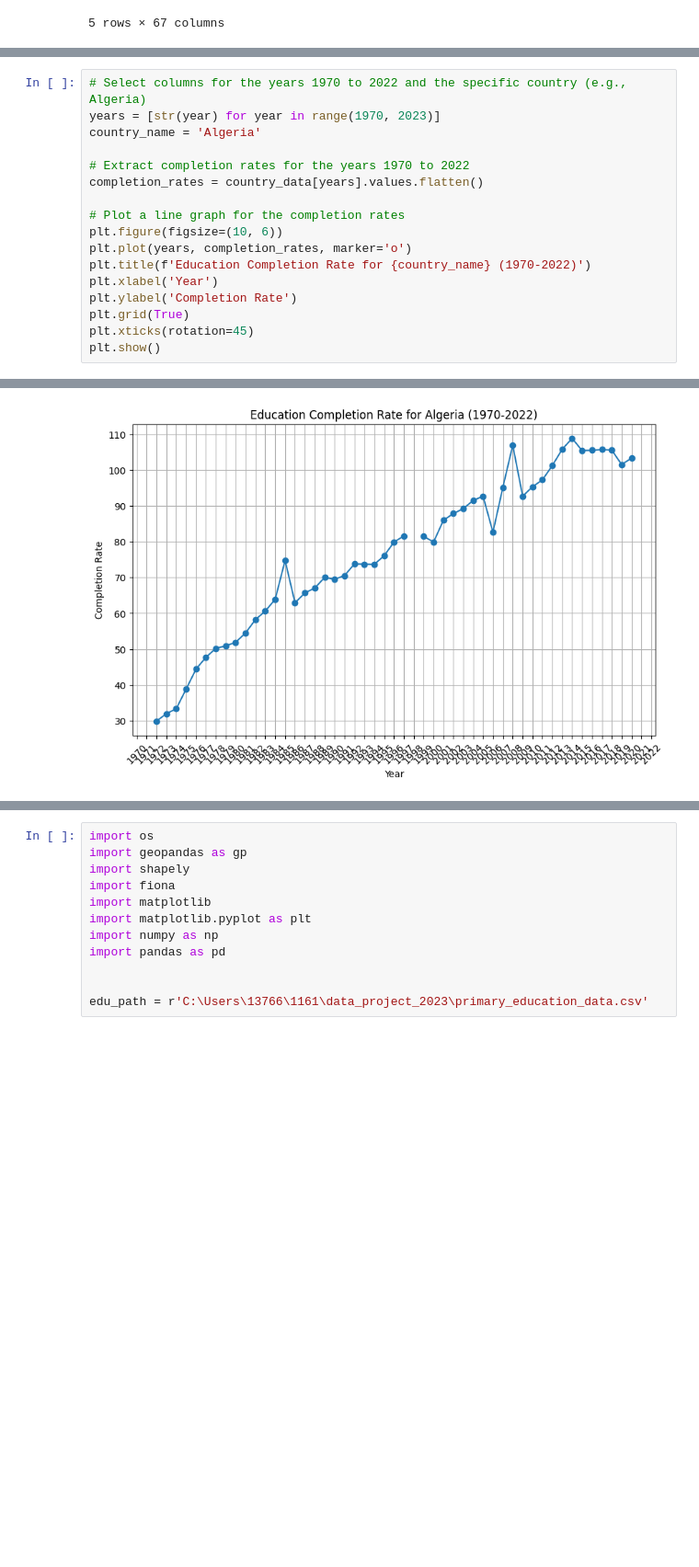
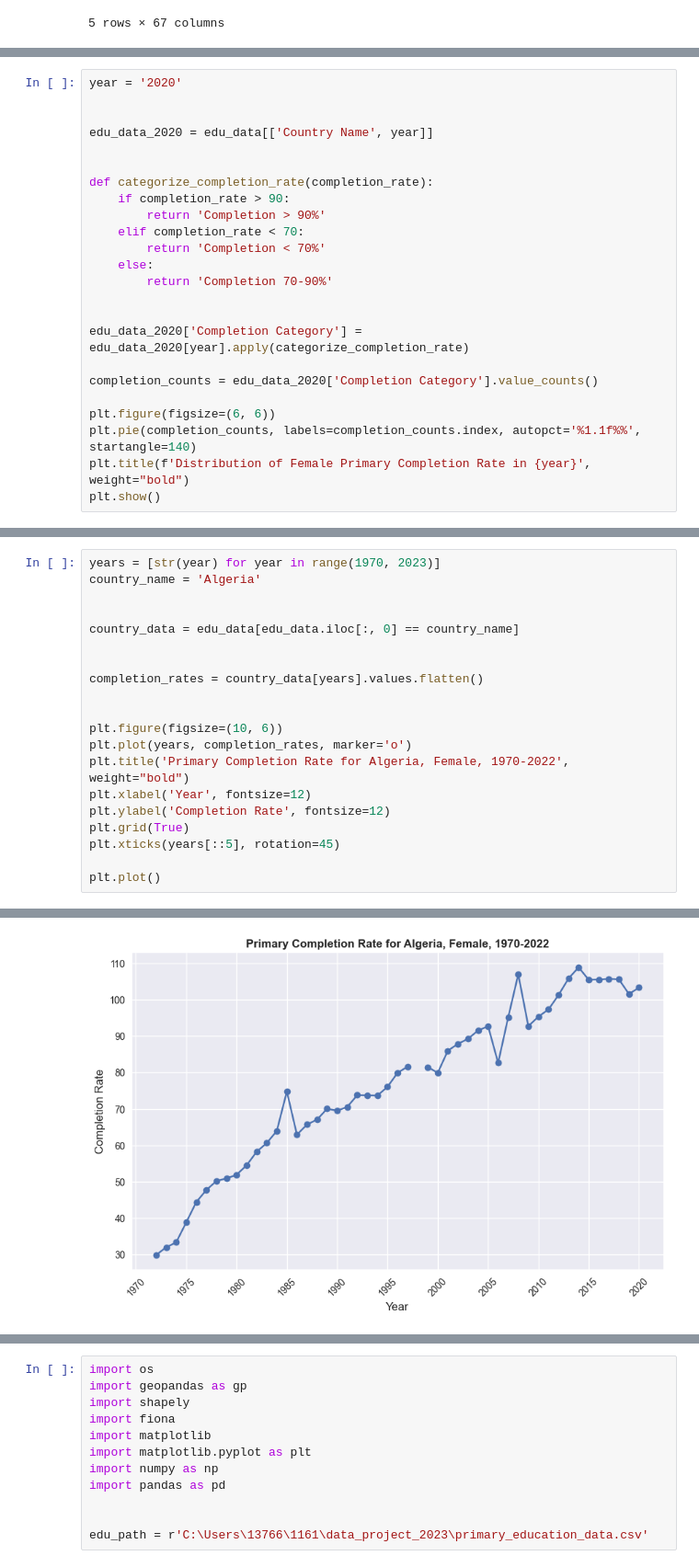
Before and after one commit to HongjunQian/data_project_2023, a Jupyter notebook: Data_project.ipynb, the cells around one changed output, grey strips where cells are left out. Shown: that part at 92% size. Saved outputs shown, nothing was run; the diff lists cells and outputs as text; blank space fills up the shorter version.

```diff
--- a/Data_project.ipynb
+++ b/Data_project.ipynb
@@ -36,0 +70,24 @@ edu_data.head()
+# %%
+year = '2020'
+
+
+edu_data_2020 = edu_data[['Country Name', year]]
+
+
+def categorize_completion_rate(completion_rate):
+    if completion_rate > 90:
+        return 'Completion > 90%'
+    elif completion_rate < 70:
+        return 'Completion < 70%'
+    else:
+        return 'Completion 70-90%'
+
+
+edu_data_2020['Completion Category'] = edu_data_2020[year].apply(categorize_completion_rate)
+
+completion_counts = edu_data_2020['Completion Category'].value_counts()
+
+plt.figure(figsize=(6, 6))
+plt.pie(completion_counts, labels=completion_counts.index, autopct='%1.1f%%', startangle=140)
+plt.title(f'Distribution of Female Primary Completion Rate in {year}', weight="bold")
+plt.show()
@@ -53,18 +131,21 @@ plt.grid(True)
 # %%
-# Select columns for the years 1970 to 2022 and the specific country (e.g., Algeria)
 years = [str(year) for year in range(1970, 2023)]
 country_name = 'Algeria'
 
-# Extract completion rates for the years 1970 to 2022
+
+country_data = edu_data[edu_data.iloc[:, 0] == country_name]
+
+
 completion_rates = country_data[years].values.flatten()
 
-# Plot a line graph for the completion rates
+
 plt.figure(figsize=(10, 6))
 plt.plot(years, completion_rates, marker='o')
-plt.title(f'Education Completion Rate for {country_name} (1970-2022)')
-plt.xlabel('Year')
-plt.ylabel('Completion Rate')
+plt.title('Primary Completion Rate for Algeria, Female, 1970-2022', weight="bold")
+plt.xlabel('Year', fontsize=12)
+plt.ylabel('Completion Rate', fontsize=12)
 plt.grid(True)
-plt.xticks(rotation=45)
-plt.show()
+plt.xticks(years[::5], rotation=45)
+
+plt.plot()
 # %% [output]
@@ -71 +153 @@ plt.show()
-[figure, old version]
+[figure, new version]
```
Also changed, not shown: parts of 26 cells of this notebook, 1 other file.
